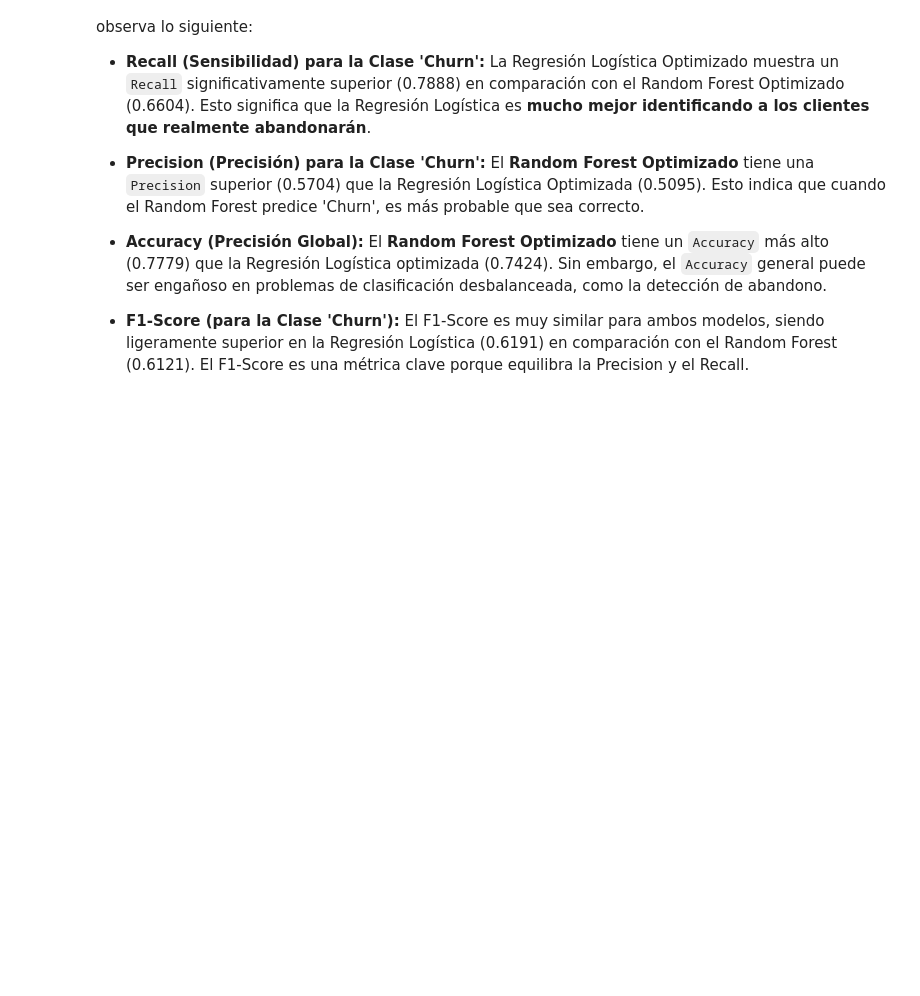
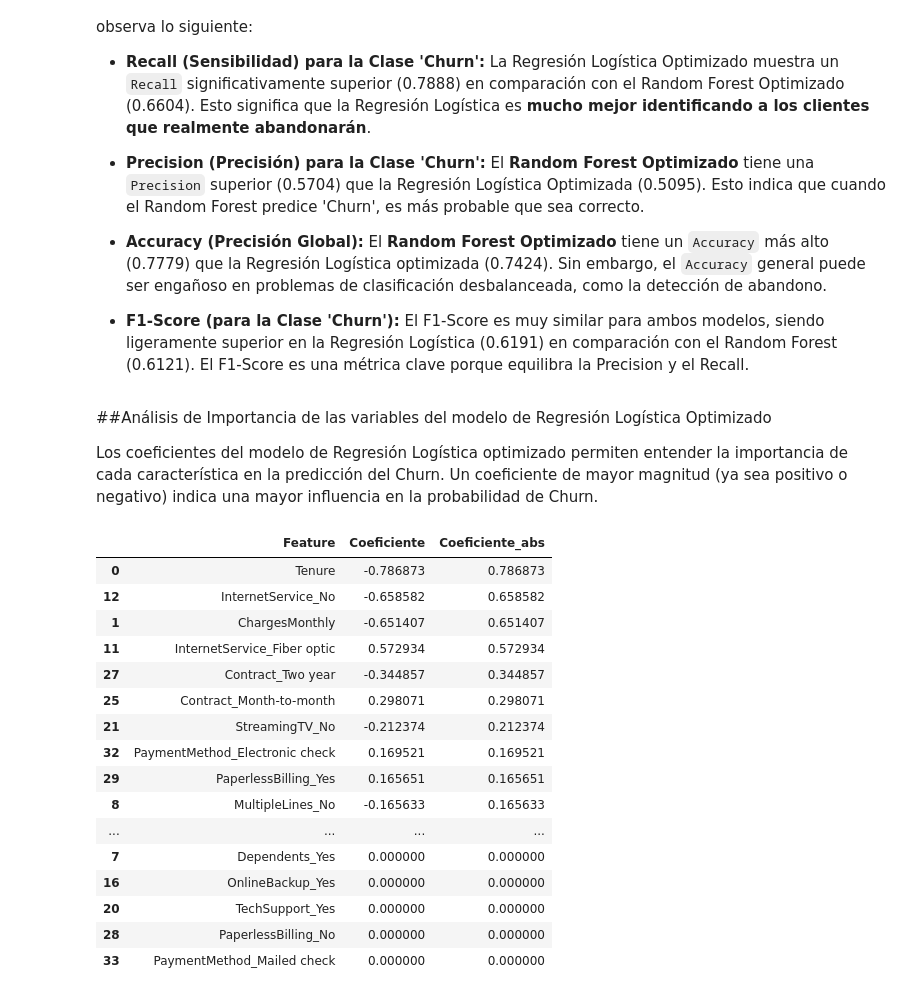
Before and after one commit to Solsmi/challenge_telecomx_latam2, a Jupyter notebook: Challenge2_TelecomX_LATAM_.ipynb, the cells around one changed output. Cells and saved outputs as stored; diff of their text form; code cells hidden in the pictures; blank space fills up the shorter version.

Commit message:
Análisis de importancia de las variables del modelo de Regresión Logística Optimizado, estrategias de retencion de clientes

```diff
--- a/Challenge2_TelecomX_LATAM_.ipynb
+++ b/Challenge2_TelecomX_LATAM_.ipynb
@@ -1218,3 +1218,45 @@ Al comparar el rendimiento de los modelos optimizados de Regresión Logística y
 *   **Accuracy (Precisión Global):** El **Random Forest Optimizado** tiene un `Accuracy` más alto (0.7779) que la Regresión Logística optimizada (0.7424). Sin embargo, el `Accuracy` general puede ser engañoso en problemas de clasificación desbalanceada, como la detección de abandono.
 
 *   **F1-Score (para la Clase 'Churn'):** El F1-Score es muy similar para ambos modelos, siendo ligeramente superior en la Regresión Logística (0.6191) en comparación con el Random Forest (0.6121). El F1-Score es una métrica clave porque equilibra la Precision y el Recall.
+# %% [markdown]
+##Análisis de Importancia de las variables del modelo de Regresión Logística Optimizado
+
+Los coeficientes del modelo de Regresión Logística optimizado permiten entender la importancia de cada característica en la predicción del Churn. Un coeficiente de mayor magnitud (ya sea positivo o negativo) indica una mayor influencia en la probabilidad de Churn.
+# %%
+import pandas as pd
+
+# Obtener los coeficientes del modelo optimizado
+coeficientes = lr_model_optimized.coef_[0]
+
+# Obtener los nombres de las características del conjunto de entrenamiento
+feature_names = X_train.columns
+
+# Crear un DataFrame para visualizar los coeficientes
+coeficientes_df = pd.DataFrame({
+    'Feature': feature_names,
+    'Coeficiente': coeficientes
+})
+
+# Ordenar por el valor absoluto del coeficiente para ver las características más importantes
+coeficientes_df['Coeficiente_abs'] = abs(coeficientes_df['Coeficiente'])
+coeficientes_df = coeficientes_df.sort_values(by='Coeficiente_abs', ascending=False)
+
+display(coeficientes_df)
+# %% [output]
+|  | Feature | Coeficiente | Coeficiente_abs |
+| 0 | Tenure | -0.786873 | 0.786873 |
+| 12 | InternetService_No | -0.658582 | 0.658582 |
+| 1 | ChargesMonthly | -0.651407 | 0.651407 |
+| 11 | InternetService_Fiber optic | 0.572934 | 0.572934 |
+| 27 | Contract_Two year | -0.344857 | 0.344857 |
+| 25 | Contract_Month-to-month | 0.298071 | 0.298071 |
+| 21 | StreamingTV_No | -0.212374 | 0.212374 |
+| 32 | PaymentMethod_Electronic check | 0.169521 | 0.169521 |
+| 29 | PaperlessBilling_Yes | 0.165651 | 0.165651 |
+| 8 | MultipleLines_No | -0.165633 | 0.165633 |
+| ... | ... | ... | ... |
+| 7 | Dependents_Yes | 0.000000 | 0.000000 |
+| 16 | OnlineBackup_Yes | 0.000000 | 0.000000 |
+| 20 | TechSupport_Yes | 0.000000 | 0.000000 |
+| 28 | PaperlessBilling_No | 0.000000 | 0.000000 |
+| 33 | PaymentMethod_Mailed check | 0.000000 | 0.000000 |
```
Also changed, not shown: parts of 2 cells of this notebook.
